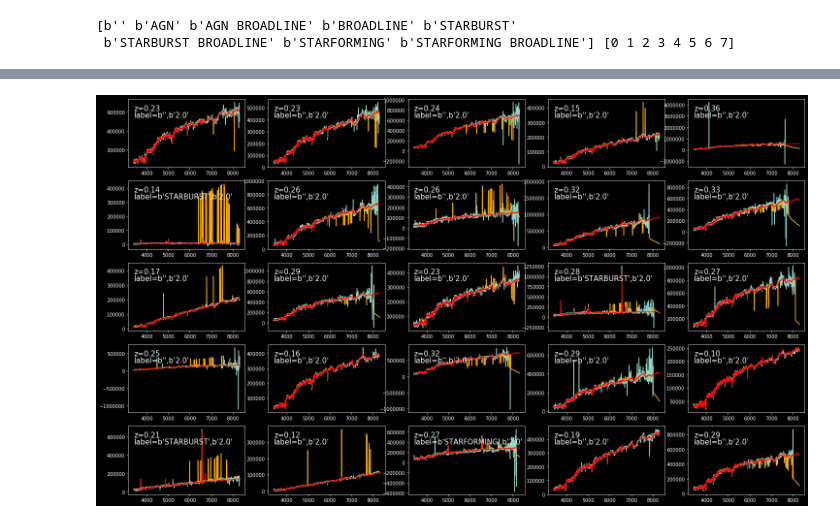
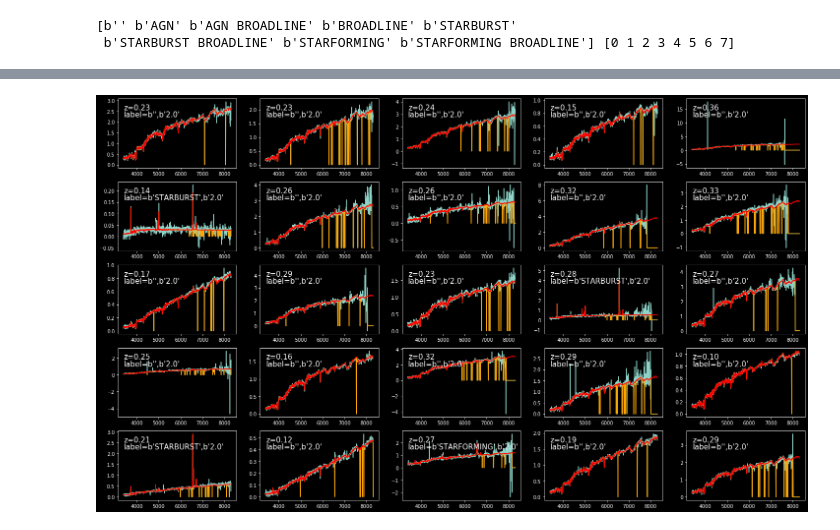
Before and after one commit to AlexGKim/SDSS_PAE, a Jupyter notebook: notebooks/AE_SDSS.ipynb, the cells around one changed output, grey strips where cells are left out. Drawn from its saved outputs; the diff is of its cells as text; code cells hidden in the pictures.

```diff
--- a/notebooks/AE_SDSS.ipynb
+++ b/notebooks/AE_SDSS.ipynb
@@ -302,0 +299,3 @@ std = np.std(res_fluxes,axis=0)
+# %%
+mean=np.mean(res_fluxes)
+print(mean)
@@ -303,15 +304,15 @@ std = np.std(res_fluxes,axis=0)
 # %%
-train_data   = np.expand_dims((res_fluxes[:train_size]-mean)/std,-1)
-valid_data   = np.expand_dims((res_fluxes[train_size:train_size+valid_size]-mean)/std,-1)
-test_data    = np.expand_dims((res_fluxes[-test_size::]-mean)/std,-1)
+train_data   = np.expand_dims(res_fluxes[:train_size],-1)/mean
+valid_data   = np.expand_dims(res_fluxes[train_size:train_size+valid_size],-1)/mean
+test_data    = np.expand_dims(res_fluxes[-test_size::],-1)/mean
 
 train_mask   = np.expand_dims(res_masks[:train_size],-1)
 valid_mask   = np.expand_dims(res_masks[train_size:train_size+valid_size],-1)
 test_mask    = np.expand_dims(res_masks[-test_size::],-1)
 
-train_noise  = np.expand_dims(res_inv_vars[:train_size]*std**2,-1)
-valid_noise  = np.expand_dims(res_inv_vars[train_size:train_size+valid_size]*std**2,-1)
-test_noise   = np.expand_dims(res_inv_vars[-test_size::]*std**2,-1)
+train_noise  = np.expand_dims(res_inv_vars[:train_size],-1)*mean**2
+valid_noise  = np.expand_dims(res_inv_vars[train_size:train_size+valid_size],-1)*mean**2
+test_noise   = np.expand_dims(res_inv_vars[-test_size::],-1)*mean**2
 
 train_params = np.asarray(redshifts, dtype=np.float32)[:train_size]
 valid_params = np.asarray(redshifts, dtype=np.float32)[train_size:train_size+valid_size]
@@ -486,23 +487,23 @@ len(encoded_valid)
 # %% [output]
 47133
 # %%
-fig, ax = plt.subplots(2,latent_dim//2, figsize=(20,4))
+fig, ax = plt.subplots(2,4, figsize=(20,4))
 ax=ax.flatten()
 for ii in range(latent_dim):
     jj= (ii+1)%latent_dim
     im = ax[ii].scatter(encoded_valid[:,ii],encoded_valid[:,jj],c=valid_params, cmap='nipy_spectral',s=1)
     plt.colorbar(im, ax=ax[ii])
-    ax[ii].set_xlim(-10,10)
-    ax[ii].set_ylim(-10,10)
+    ax[ii].set_xlim(-100,100)
+    ax[ii].set_ylim(-100,100)
 plt.show()
 
-fig, ax = plt.subplots(2,latent_dim//2, figsize=(20,4))
+fig, ax = plt.subplots(2,4, figsize=(20,4))
 ax=ax.flatten()
 for ii in range(latent_dim):
     jj= (ii+1)%latent_dim
     im = ax[ii].scatter(encoded_train[:47000,ii],encoded_train[:47000,jj],c=train_params[:47000], cmap='nipy_spectral',s=1)
     plt.colorbar(im, ax=ax[ii])
-    ax[ii].set_xlim(-10,10)
-    ax[ii].set_ylim(-10,10)
+    ax[ii].set_xlim(-100,100)
+    ax[ii].set_ylim(-100,100)
 plt.show()
 # %% [output]
@@ -517,23 +518,23 @@ print(le.classes_, le.transform(le.classes_))
 [b'' b'AGN' b'AGN BROADLINE' b'BROADLINE' b'STARBURST'
  b'STARBURST BROADLINE' b'STARFORMING' b'STARFORMING BROADLINE'] [0 1 2 3 4 5 6 7]
 # %%
-fig, ax = plt.subplots(2,latent_dim//2, figsize=(20,4))
+fig, ax = plt.subplots(2,4, figsize=(20,4))
 ax=ax.flatten()
 for ii in range(latent_dim):
     jj= (ii+1)%latent_dim
     im = ax[ii].scatter(encoded_valid[:,ii],encoded_valid[:,jj],c=le.transform(valid_labels), cmap='Set1', s=1)
     plt.colorbar(im, ax=ax[ii])
-    ax[ii].set_xlim(-10,10)
-    ax[ii].set_ylim(-10,10)
+    ax[ii].set_xlim(-100,100)
+    ax[ii].set_ylim(-100,100)
 plt.show()
 
-fig, ax = plt.subplots(2,latent_dim//2, figsize=(20,4))
+fig, ax = plt.subplots(2,4, figsize=(20,4))
 ax=ax.flatten()
 for ii in range(latent_dim):
     jj= (ii+1)%latent_dim
     im = ax[ii].scatter(encoded_train[:47000,ii],encoded_train[:47000,jj],c=le.transform(train_labels)[:47000], cmap='Set1', s=1)
     plt.colorbar(im, ax=ax[ii])
-    ax[ii].set_xlim(-10,10)
-    ax[ii].set_ylim(-10,10)
+    ax[ii].set_xlim(-100,100)
+    ax[ii].set_ylim(-100,100)
 plt.show()
 # %% [output]
@@ -542,20 +543,20 @@ plt.show()
 # %%
 style_list=['dark_background']
 # Plot a demonstration figure for every available style sheet.
 for style_label in style_list:
     with plt.rc_context({"figure.max_open_warning": len(style_list)}):
         with plt.style.context(style_label):
             fig, ax = plt.subplots(5,5, figsize=(25,15))
             ax = ax.flatten()
             for nn, ii in enumerate(np.arange(25)):
-                ax[nn].plot(new_wl[:-1], np.squeeze(valid_data)[ii]*np.squeeze(valid_mask)[ii]*std+mean, )
-                ax[nn].plot(new_wl[:-1], np.squeeze(decoded_valid)[ii]*np.squeeze(valid_mask)[ii]*std+mean, color='orange')
-                ax[nn].plot(new_wl[:-1], np.squeeze(decoded_valid)[ii]*std+mean, color='red')
+                ax[nn].plot(new_wl[:-1], np.squeeze(valid_data)[ii]*np.squeeze(valid_mask)[ii], )
+                ax[nn].plot(new_wl[:-1], np.squeeze(decoded_valid)[ii]*np.squeeze(valid_mask)[ii], color='orange')
+                ax[nn].plot(new_wl[:-1], np.squeeze(decoded_valid)[ii], color='red')
                 ax[nn].text(0.05, 0.92, r'z=%.2f'%valid_params[ii], fontsize=15, color='white',verticalalignment='top', horizontalalignment='left', transform=ax[nn].transAxes)
                 ax[nn].text(0.05, 0.82, r'label=%s,%s'%(valid_labels[ii],valid_cat[ii]), fontsize=15, color='white',verticalalignment='top', horizontalalignment='left', transform=ax[nn].transAxes)
 plt.show()
 # %% [output]
-[figure, old version]
+[figure, new version]
 # %%
 enc = encoder.predict(train_data)
 # %%
```
Also changed, not shown: parts of 17 cells of this notebook.
